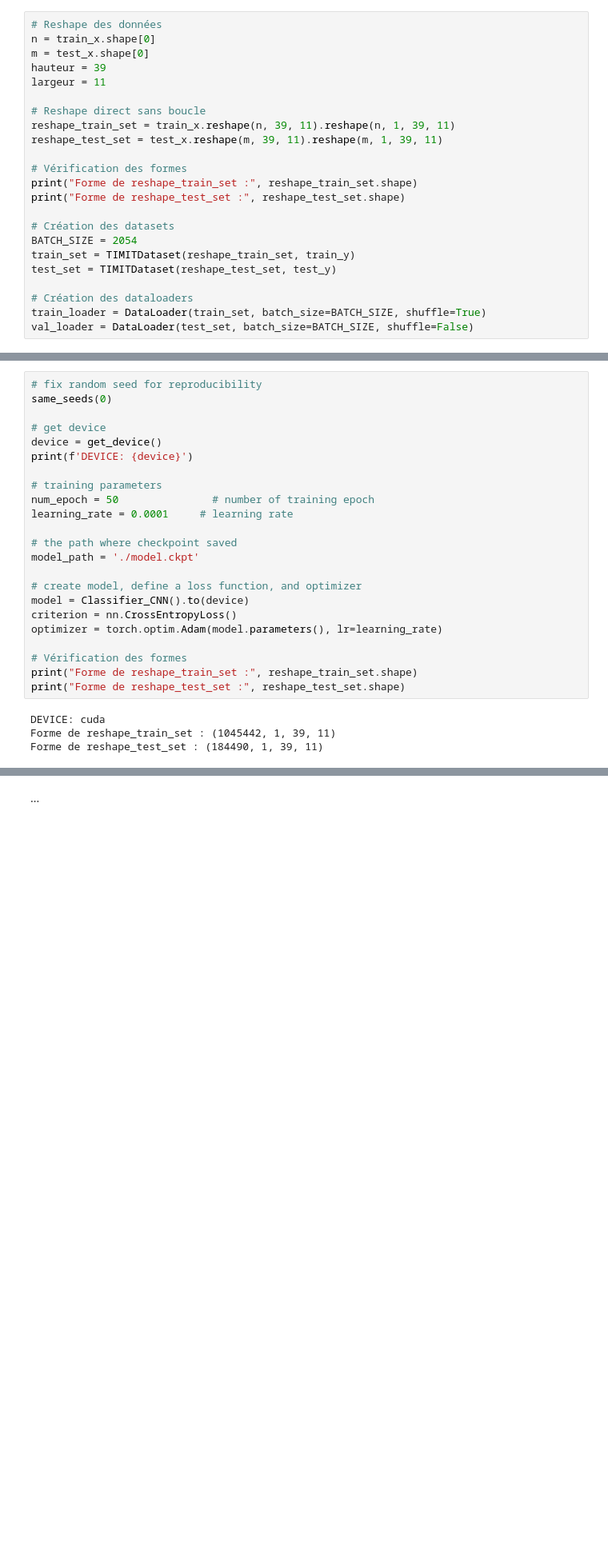
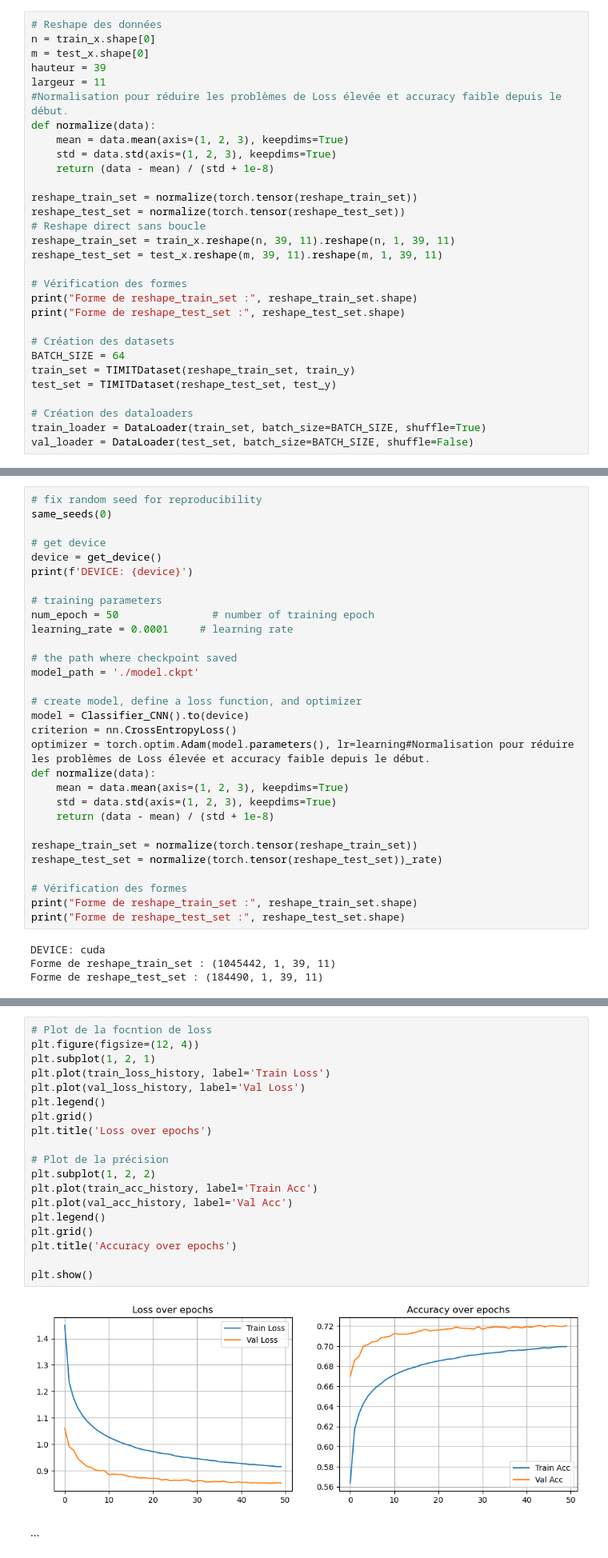
Before and after one commit to 0Pedrh0/Automatic_Speech_Processing, a Jupyter notebook: Projet_3EN_TSI_2025_DNN_TIMIT_Hanni_Benarib.ipynb, the cells around one changed output, grey strips where cells are left out. Shown: that part at 80% size. Cells and saved outputs as stored; diff of their text form; blank space fills up the shorter version.

```diff
--- a/Projet_3EN_TSI_2025_DNN_TIMIT_Hanni_Benarib.ipynb
+++ b/Projet_3EN_TSI_2025_DNN_TIMIT_Hanni_Benarib.ipynb
@@ -416,7 +335,14 @@ n = train_x.shape[0]
 m = test_x.shape[0]
 hauteur = 39
 largeur = 11
+#Normalisation pour réduire les problèmes de Loss élevée et accuracy faible depuis le début.
+def normalize(data):
+    mean = data.mean(axis=(1, 2, 3), keepdims=True)
+    std = data.std(axis=(1, 2, 3), keepdims=True)
+    return (data - mean) / (std + 1e-8)
 
+reshape_train_set = normalize(torch.tensor(reshape_train_set))
+reshape_test_set = normalize(torch.tensor(reshape_test_set))
 # Reshape direct sans boucle
 reshape_train_set = train_x.reshape(n, 39, 11).reshape(n, 1, 39, 11)
 reshape_test_set = test_x.reshape(m, 39, 11).reshape(m, 1, 39, 11)
@@ -426,7 +352,7 @@ print("Forme de reshape_train_set :", reshape_train_set.shape)
 print("Forme de reshape_test_set :", reshape_test_set.shape)
 
 # Création des datasets
-BATCH_SIZE = 2054
+BATCH_SIZE = 64
 train_set = TIMITDataset(reshape_train_set, train_y)
 test_set = TIMITDataset(reshape_test_set, test_y)
 
@@ -500,7 +419,14 @@ model_path = './model.ckpt'
 # create model, define a loss function, and optimizer
 model = Classifier_CNN().to(device)
 criterion = nn.CrossEntropyLoss()
-optimizer = torch.optim.Adam(model.parameters(), lr=learning_rate)
+optimizer = torch.optim.Adam(model.parameters(), lr=learning#Normalisation pour réduire les problèmes de Loss élevée et accuracy faible depuis le début.
+def normalize(data):
+    mean = data.mean(axis=(1, 2, 3), keepdims=True)
+    std = data.std(axis=(1, 2, 3), keepdims=True)
+    return (data - mean) / (std + 1e-8)
+
+reshape_train_set = normalize(torch.tensor(reshape_train_set))
+reshape_test_set = normalize(torch.tensor(reshape_test_set))_rate)
 
 # Vérification des formes
 print("Forme de reshape_train_set :", reshape_train_set.shape)
@@ -597,2 +534,23 @@ Compile with `TORCH_USE_CUDA_DSA` to enable device-side assertions.
+# %%
+# Plot de la focntion de loss
+plt.figure(figsize=(12, 4))
+plt.subplot(1, 2, 1)
+plt.plot(train_loss_history, label='Train Loss')
+plt.plot(val_loss_history, label='Val Loss')
+plt.legend()
+plt.grid()
+plt.title('Loss over epochs')
+
+# Plot de la précision
+plt.subplot(1, 2, 2)
+plt.plot(train_acc_history, label='Train Acc')
+plt.plot(val_acc_history, label='Val Acc')
+plt.legend()
+plt.grid()
+plt.title('Accuracy over epochs')
+
+plt.show()
+# %% [output]
+[figure, added]
 # %% [markdown]
 ...
```
Also changed, not shown: parts of 28 cells of this notebook.
